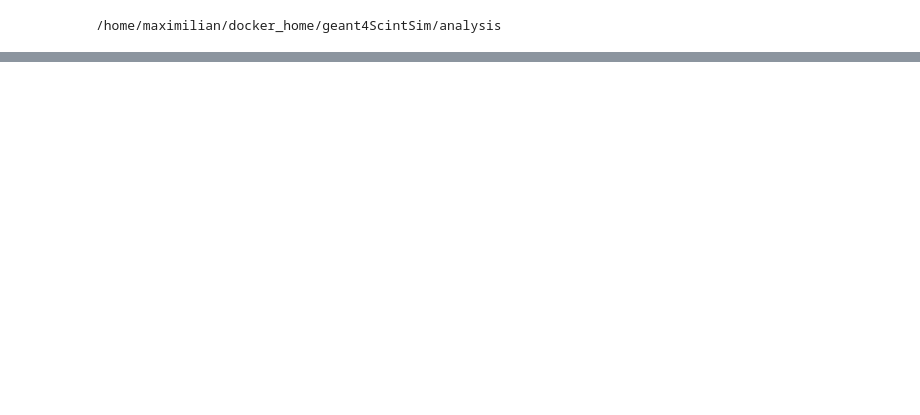
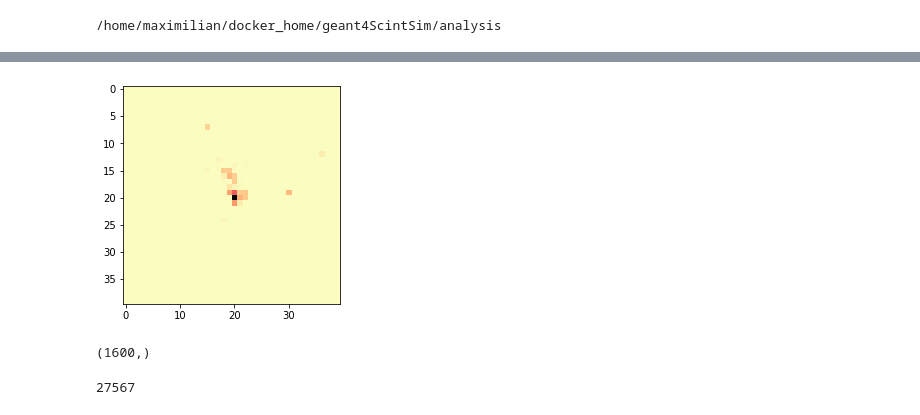
Before and after one commit to maximilianKoeper/geant4ScintSim, a Jupyter notebook: analysis/jupyter-notebooks/Analysis_test.ipynb, the cells around one changed output, grey strips where cells are left out. Saved outputs shown, nothing was run; the diff lists cells and outputs as text; code cells hidden in the pictures; blank space fills up the shorter version.

```diff
--- a/analysis/jupyter-notebooks/Analysis_test.ipynb
+++ b/analysis/jupyter-notebooks/Analysis_test.ipynb
@@ -18,0 +53,7 @@ psh.plotEdepDistr(900, data)
+# %%
+plt.imshow(edep_data_test.reshape((40,40)), cmap="magma_r")
+plt.show()
+edep_data_test.shape
+# %% [output]
+[figure, added]
+(1600,)
@@ -18,0 +85,4 @@ psh.plotEdepDistr(900, data)
+# %%
+len(x_data)
+# %% [output]
+27567
```
Also changed, not shown: parts of 27 cells of this notebook, 3 other files.
